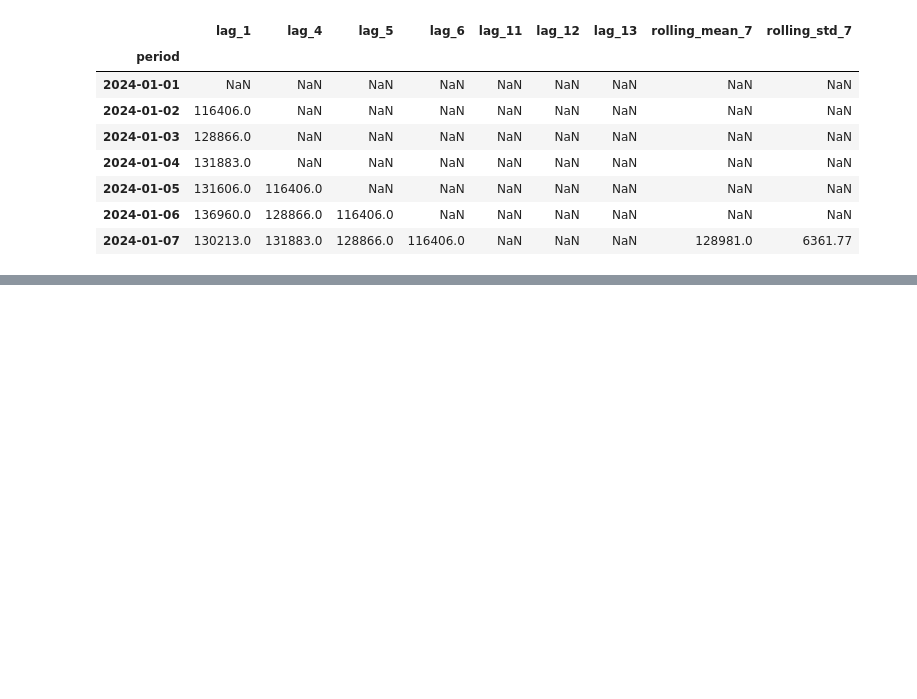
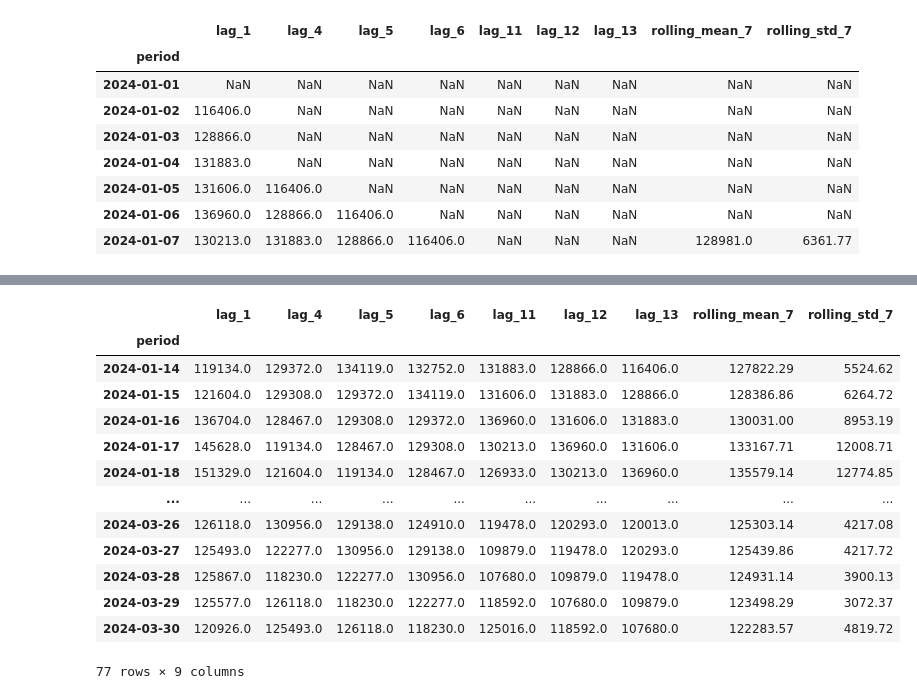
Before and after one commit to SyedSalman007/real-time-data-forecasting-with-ai-and-python-4565024, a Jupyter notebook: batch/features_calculation.ipynb, the cells around one changed output, grey strips where cells are left out. Drawn from its saved outputs; the diff is of its cells as text; code cells hidden in the pictures; blank space fills up the shorter version.

```diff
--- a/batch/features_calculation.ipynb
+++ b/batch/features_calculation.ipynb
@@ -130,0 +175,21 @@ batch_df.head(15)
+# %%
+df = pd.read_csv(csv_file_path, parse_dates=['period'])
+df.set_index('period', inplace=True)
+# %%
+from scripts import feature_processing
+feature_processing.feature_pipeline(df)
+# %% [output]
+|  | lag_1 | lag_4 | lag_5 | lag_6 | lag_11 | lag_12 | lag_13 | rolling_mean_7 | rolling_std_7 |
+| period |  |  |  |  |  |  |  |  |  |
+| 2024-01-14 | 119134.0 | 129372.0 | 134119.0 | 132752.0 | 131883.0 | 128866.0 | 116406.0 | 127822.29 | 5524.62 |
+| 2024-01-15 | 121604.0 | 129308.0 | 129372.0 | 134119.0 | 131606.0 | 131883.0 | 128866.0 | 128386.86 | 6264.72 |
+| 2024-01-16 | 136704.0 | 128467.0 | 129308.0 | 129372.0 | 136960.0 | 131606.0 | 131883.0 | 130031.00 | 8953.19 |
+| 2024-01-17 | 145628.0 | 119134.0 | 128467.0 | 129308.0 | 130213.0 | 136960.0 | 131606.0 | 133167.71 | 12008.71 |
+| 2024-01-18 | 151329.0 | 121604.0 | 119134.0 | 128467.0 | 126933.0 | 130213.0 | 136960.0 | 135579.14 | 12774.85 |
+| ... | ... | ... | ... | ... | ... | ... | ... | ... | ... |
+| 2024-03-26 | 126118.0 | 130956.0 | 129138.0 | 124910.0 | 119478.0 | 120293.0 | 120013.0 | 125303.14 | 4217.08 |
+| 2024-03-27 | 125493.0 | 122277.0 | 130956.0 | 129138.0 | 109879.0 | 119478.0 | 120293.0 | 125439.86 | 4217.72 |
+| 2024-03-28 | 125867.0 | 118230.0 | 122277.0 | 130956.0 | 107680.0 | 109879.0 | 119478.0 | 124931.14 | 3900.13 |
+| 2024-03-29 | 125577.0 | 126118.0 | 118230.0 | 122277.0 | 118592.0 | 107680.0 | 109879.0 | 123498.29 | 3072.37 |
+| 2024-03-30 | 120926.0 | 125493.0 | 126118.0 | 118230.0 | 125016.0 | 118592.0 | 107680.0 | 122283.57 | 4819.72 |
+77 rows × 9 columns
```
Also changed, not shown: parts of 4 cells of this notebook, 1 other file.
